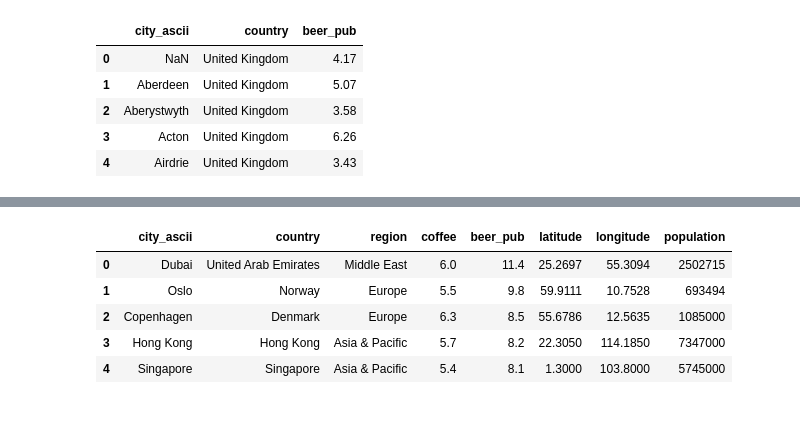
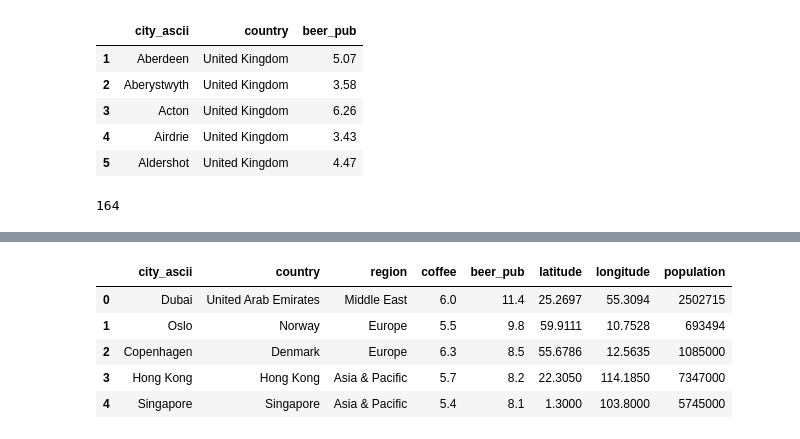
Before and after one commit to christalee/cost-of-drinking, a Jupyter notebook: cola-map.ipynb, the cells around one changed output, grey strips where cells are left out. Drawn from its saved outputs; the diff is of its cells as text; code cells hidden in the pictures.

```diff
--- a/cola-map.ipynb
+++ b/cola-map.ipynb
@@ -33,12 +151,13 @@ expat.head()
 # %%
+# load in pintprice data
 pp = pd.read_csv("data/pintprice/pintprice.csv")
-pp = pp.drop(columns=['Unnamed: 0'])
+pp = pp.drop(columns=['Unnamed: 0']).dropna()
 
 pp.head()
 # %% [output]
 |  | city_ascii | country | beer_pub |
-| 0 | NaN | United Kingdom | 4.17 |
 | 1 | Aberdeen | United Kingdom | 5.07 |
 | 2 | Aberystwyth | United Kingdom | 3.58 |
 | 3 | Acton | United Kingdom | 6.26 |
 | 4 | Airdrie | United Kingdom | 3.43 |
+| 5 | Aldershot | United Kingdom | 4.47 |
@@ -44,0 +198,4 @@ pp.head()
+# %%
+len(lost_pp.sort_values("country"))
+# %% [output]
+164
```
Also changed, not shown: parts of 26 cells of this notebook, 11 other files.
